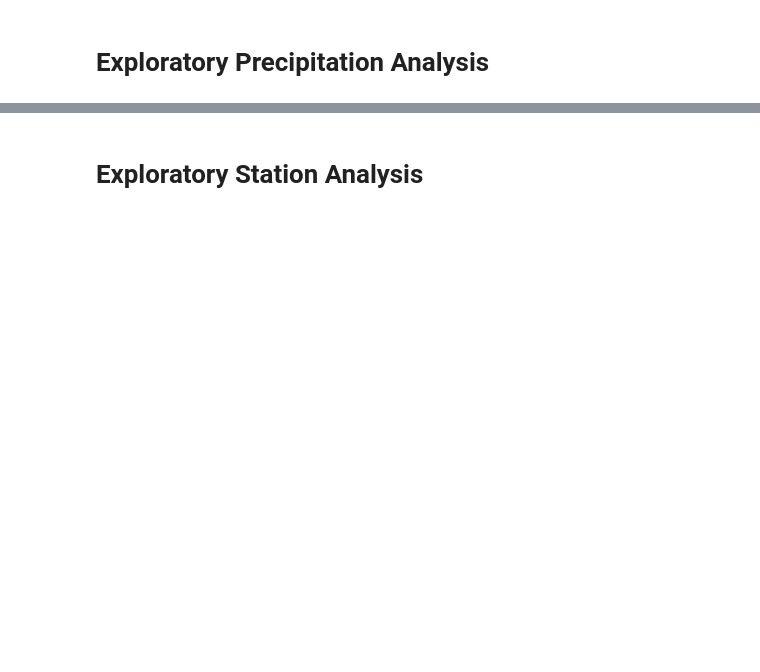
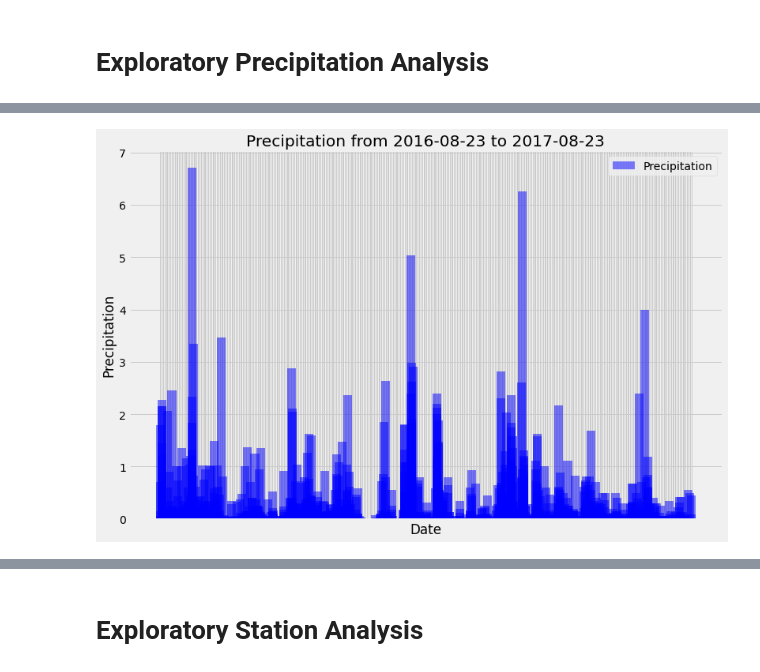
Before and after one commit to JosiahR89/sqlalchemy-challenge, a Jupyter notebook: climate.ipynb, the cells around one changed output, grey strips where cells are left out. Cells and saved outputs as stored; diff of their text form; code cells hidden in the pictures; blank space fills up the shorter version.

```diff
--- a/climate.ipynb
+++ b/climate.ipynb
@@ -55,0 +50,4 @@ Base.classes.keys()
+# %%
+# Calculate the date one year from the last date in data set.
+datequery = dt.date(lastdatedt.year -1, lastdatedt.month, lastdatedt.day)
+datequery
@@ -55,0 +56,11 @@ Base.classes.keys()
+# %%
+# Perform a query to retrieve the data and precipitation scores
+prcp_query = [Measurement.date, Measurement.prcp]
+queryresult = session.query(*prcp_query).filter(Measurement.date >= datequery).all()
+# %%
+# Save the query results as a Pandas DataFrame and set the index to the date column
+prcp_df = pd.DataFrame(queryresult, columns=['Date', 'Precipitation'])
+#Drop NAs
+prcp_df = prcp_df.dropna(how='any')
+prcp_df = prcp_df.set_index("Date")
+prcp_df
@@ -55,0 +82,4 @@ Base.classes.keys()
+# %%
+# Sort the dataframe by date
+prcp_df = prcp_df.sort_values(["Date"], ascending=True)
+prcp_df
@@ -56,2 +101,20 @@ Base.classes.keys()
+# %%
+# Use Pandas Plotting with Matplotlib to plot the data
+xaxis=prcp_df.index.tolist()
+yaxis=prcp_df['Precipitation'].tolist()
+
+plt.figure(figsize=(12,8))
+plt.bar(xaxis,yaxis,width=6, color='blue', alpha = 0.5, label='Precipitation')
+plt.tick_params(
+    labelbottom = False
+)
+
+plt.title(f"Precipitation from {datequery} to {lastdate[0]}")
+plt.xlabel("Date")
+plt.ylabel("Precipitation")
+plt.legend()
+plt.show()
+# %% [output]
+[figure, added]
 # %%
 # Use Pandas to calcualte the summary statistics for the precipitation data
```
Also changed, not shown: parts of 15 cells of this notebook, 3 other files.
